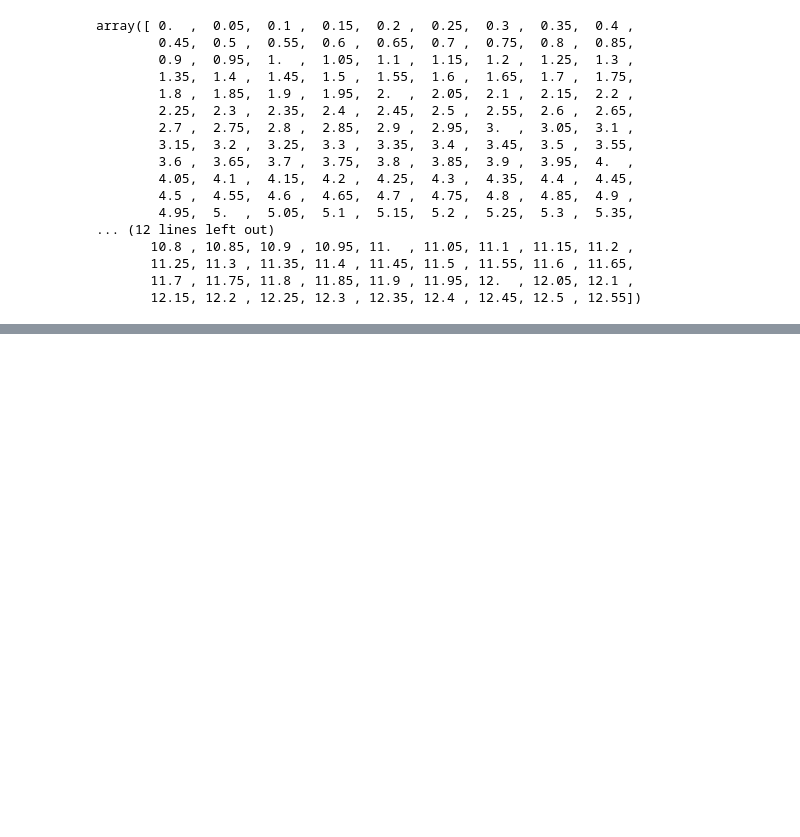
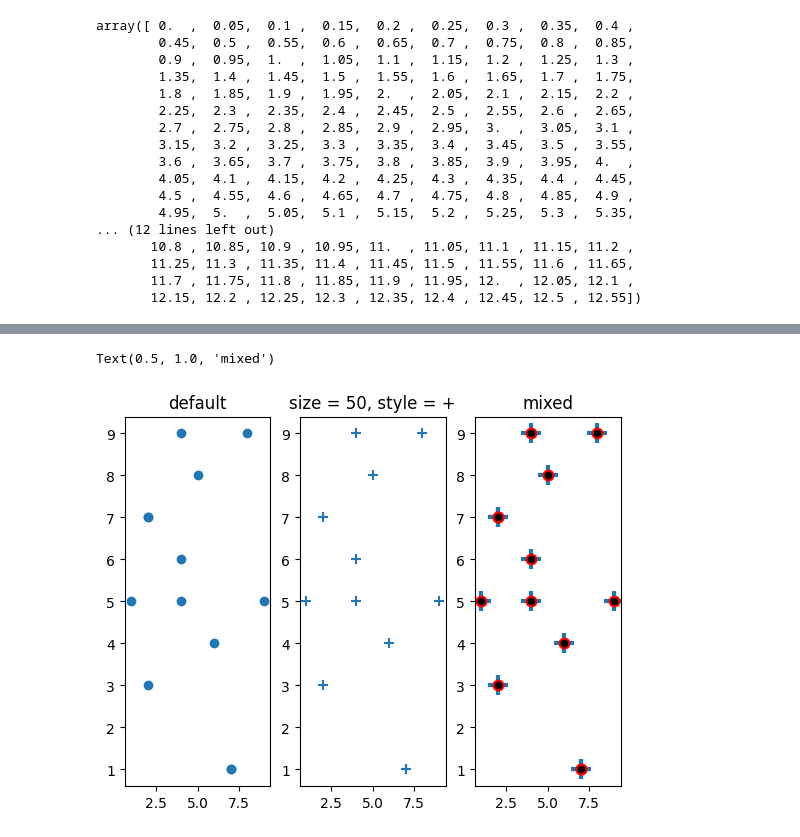
Before and after one commit to bytesbyt/ds_data_visualisation, a Jupyter notebook: data_vis_playground.ipynb, the cells around one changed output, grey strips where cells are left out. Cells and saved outputs as stored; diff of their text form; code cells hidden in the pictures; blank space fills up the shorter version.

```diff
--- a/data_vis_playground.ipynb
+++ b/data_vis_playground.ipynb
@@ -121,0 +123,20 @@ Text(0.5, 1.0, 'Vertical lines')
+# %%
+# scatter plot
+x = np.array([2,4,6,7,4,2,5,7,8,9,4,2,1])
+y = np.array([7,5,4,1,6,7,8,1,9,5,9,3,5])
+
+fig, ax = plt.subplots(1,3)
+ax[0].scatter(x,y)
+ax[0].set_title('default')
+
+ax[1].scatter(x, y, 50, marker = '+')
+ax[1].set_title('size = 50, style = +')
+
+crosses = ax[2].scatter(x, y, 200, marker="+", linewidth=3)
+bullets = ax[2].scatter(x, y, 50, marker='o', color='black')
+bullets.set_edgecolors('red')
+bullets.set_linewidth(1.5)
+ax[2].set_title('mixed')
+# %% [output]
+Text(0.5, 1.0, 'mixed')
+[figure, added]
```
Also changed, not shown: parts of 3 cells of this notebook, 1 other file.
